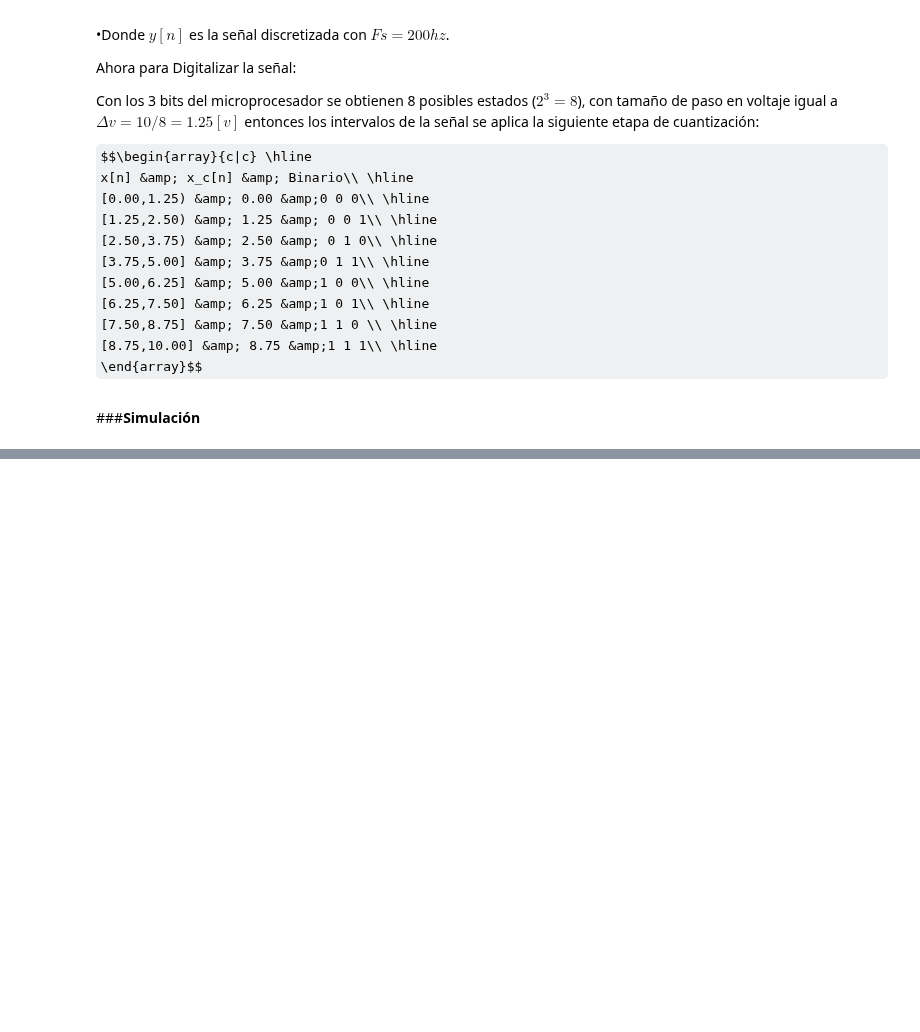
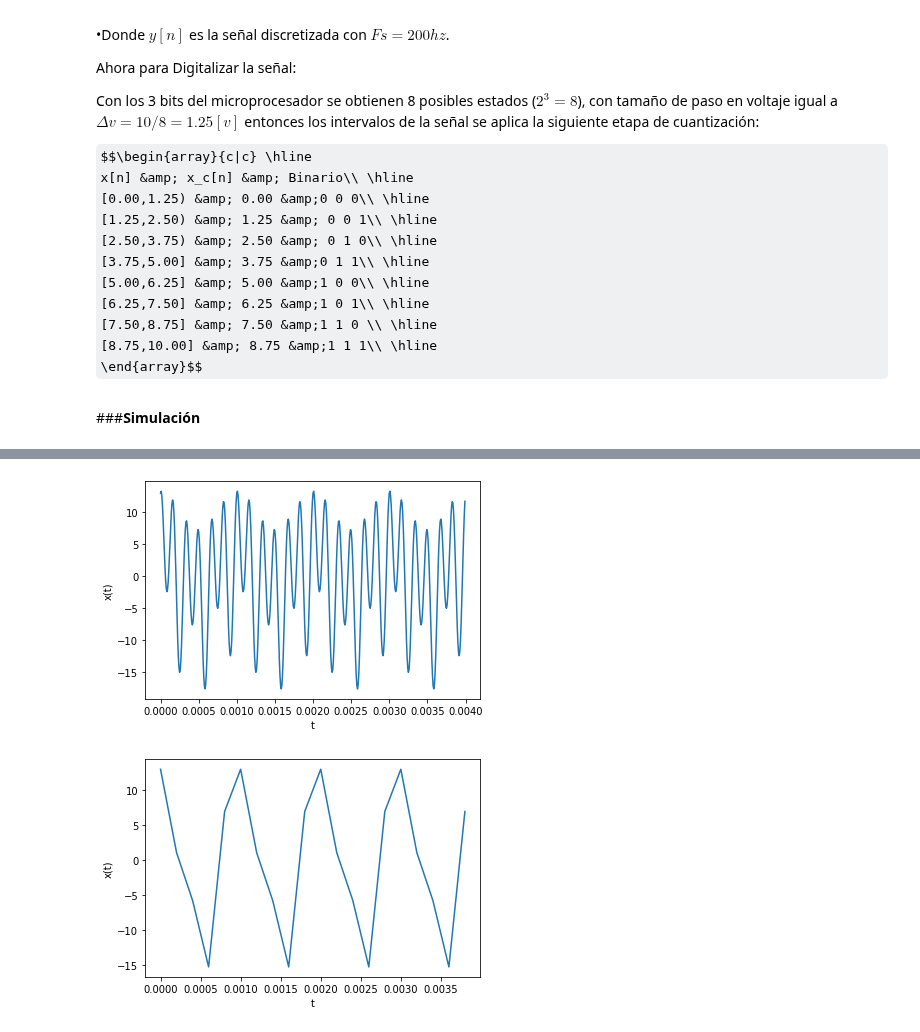
Before and after one commit to jmorand1/Se-ales, a Jupyter notebook: Taller1.ipynb, the cells around one changed output, grey strips where cells are left out. Saved outputs shown, nothing was run; the diff lists cells and outputs as text; code cells hidden in the pictures; some formulas as TeX source; blank space fills up the shorter version.

```diff
--- a/Taller1.ipynb
+++ b/Taller1.ipynb
@@ -619,0 +793,36 @@ plt.show()
+# %%
+import numpy as np
+import matplotlib.pyplot as plt
+w1 = 2000*np.pi
+w2 = 6000*np.pi
+w3 = 12000*np.pi
+
+f1 = w1/(2*np.pi)
+f2 = w2/(2*np.pi)
+f3 = w3/(2*np.pi)
+
+fs1 =  5e3
+fs = 20*f3
+Ts = 1/fs
+T1 = 1/f1
+T2 = 1/f2
+T3 = 1/f3
+Ts1 = 1/fs1
+
+t1 = np.arange(0,4*T1,Ts1)
+t2 = np.arange(0,4*T1,Ts)
+
+x = 3*np.cos(w1*t2) + 5*np.sin(w2*t2) + 10*np.cos(w3*t2)
+plt.plot(t2,x)
+plt.xlabel('t')
+plt.ylabel('x(t)')
+plt.show()
+
+xd = 3*np.cos(w1*t1) + 5*np.sin(w2*t1) + 10*np.cos(w3*t1)
+plt.plot(t1,xd)
+plt.xlabel('t')
+plt.ylabel('x(t)')
+plt.show()
+# %% [output]
+[figure, added]
+[figure, added]
```
Also changed, not shown: parts of 9 cells of this notebook.
